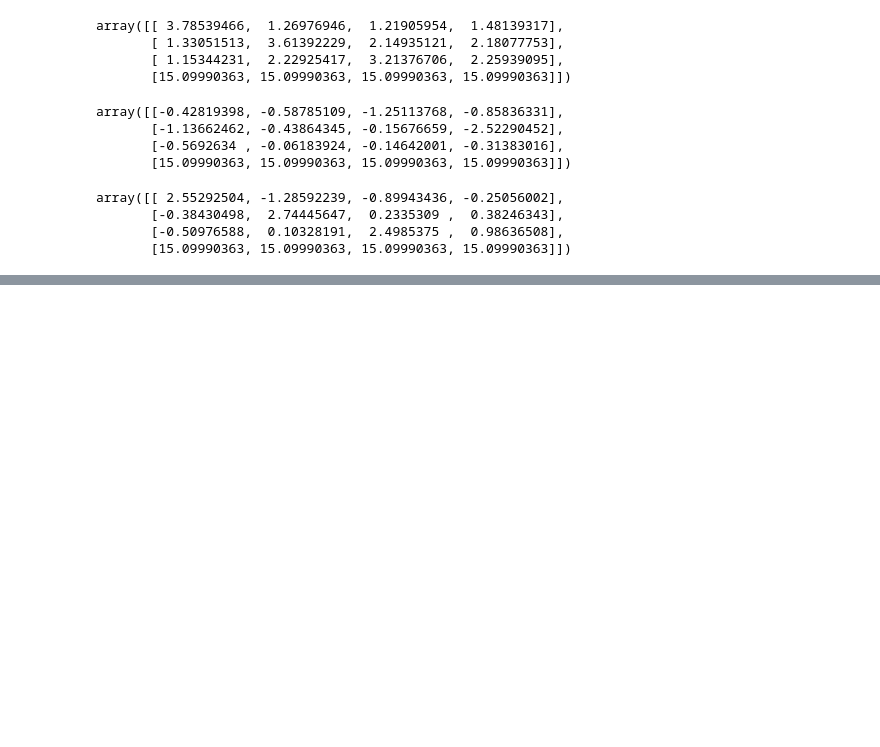
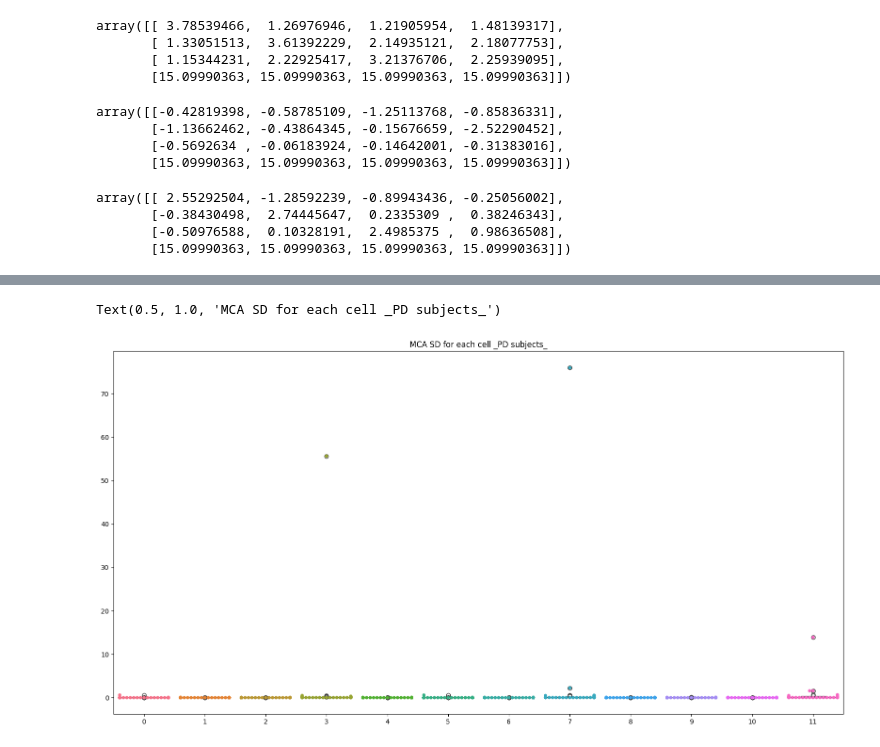
Before and after one commit to mirhnius/mca_linear_registration, a Jupyter notebook: analysis.ipynb, the cells around one changed output, grey strips where cells are left out. Saved outputs shown, nothing was run; the diff lists cells and outputs as text; code cells hidden in the pictures; blank space fills up the shorter version.

```diff
--- a/analysis.ipynb
+++ b/analysis.ipynb
@@ -85,0 +113,8 @@ array([[ 2.55292504, -1.28592239, -0.89943436, -0.25056002],
+# %%
+plt.figure(figsize=(20,10))
+_ = sns.swarmplot(std_PD[:,:3,:].reshape(50,12))
+_ = sns.boxplot(std_PD[:,:3,:].reshape(50,12))
+plt.title('MCA SD for each cell _PD subjects_')
+# %% [output]
+Text(0.5, 1.0, 'MCA SD for each cell _PD subjects_')
+[figure, added]
```
Also changed, not shown: parts of 8 cells of this notebook.
